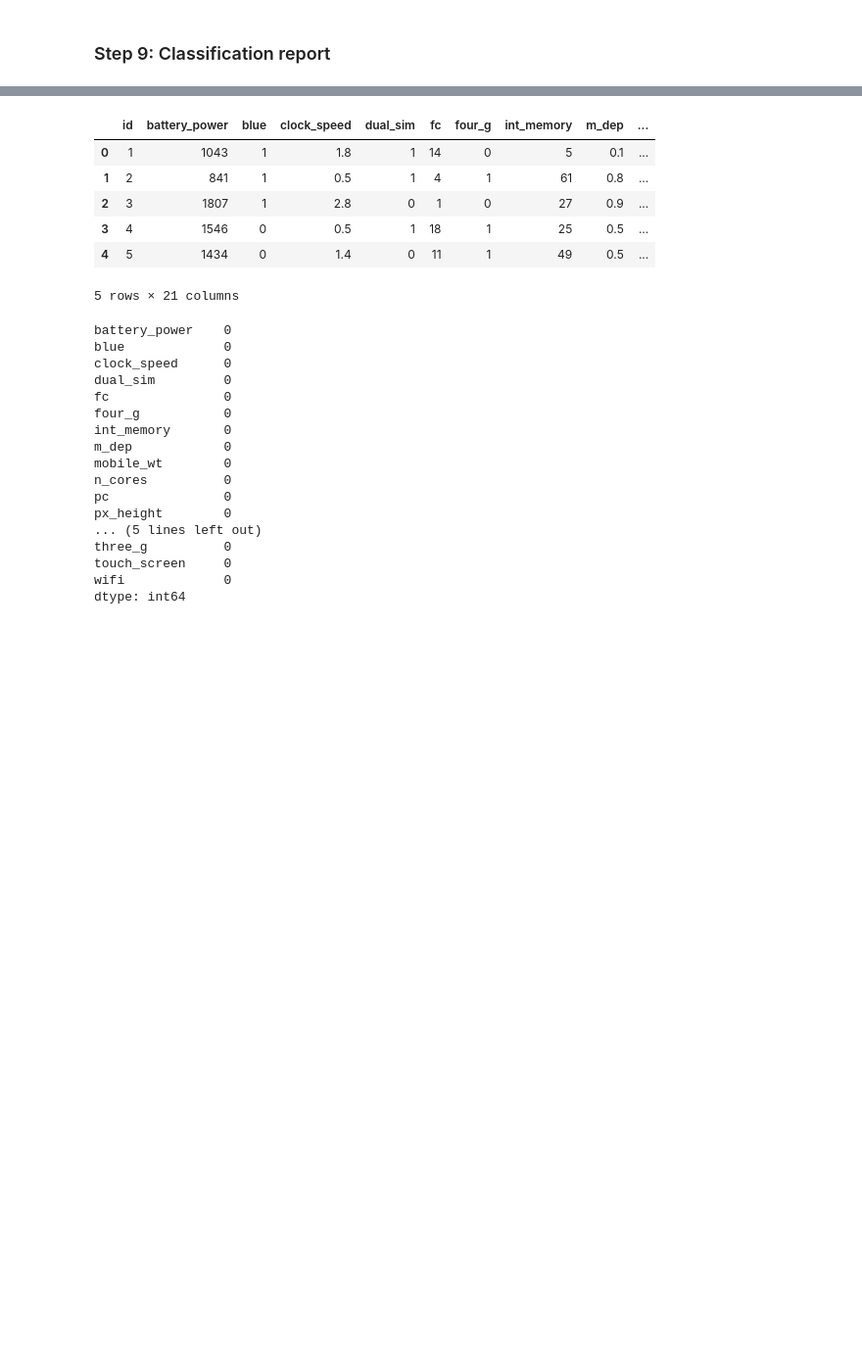
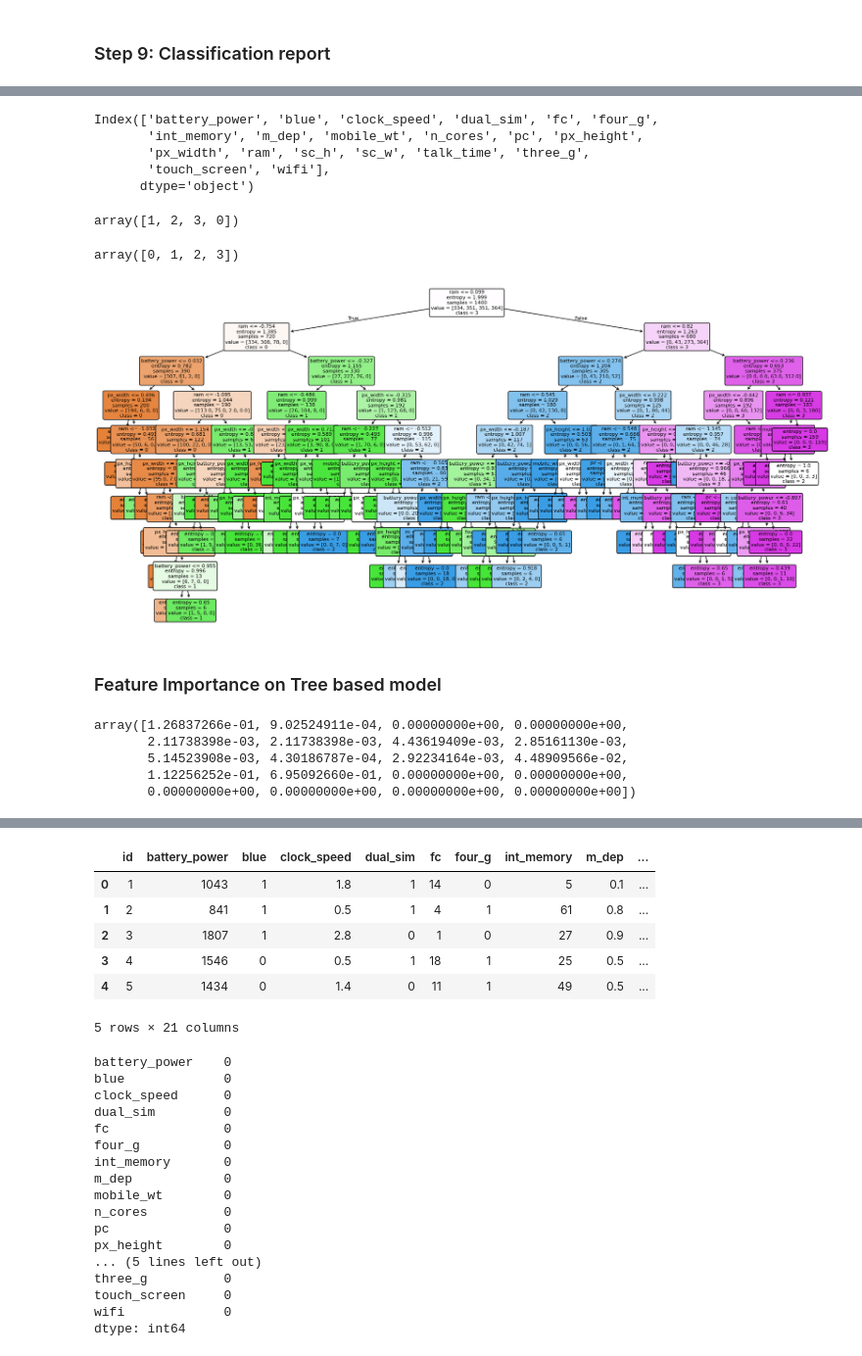
Before and after one commit to Sourabh2808/Machine-Learning, a Jupyter notebook: Mobile Price Classifictn Assignment 1.11.2025/LogisticRegression.ipynb, the cells around one changed output, grey strips where cells are left out. Shown at 98% size. Saved outputs shown, nothing was run; the diff lists cells and outputs as text; code cells hidden in the pictures; blank space fills up the shorter version.

```diff
--- a/Mobile Price Classifictn Assignment 1.11.2025/LogisticRegression.ipynb
+++ b/Mobile Price Classifictn Assignment 1.11.2025/LogisticRegression.ipynb
@@ -228,6 +254,6 @@ Index([1200,  622,  658, 1990,  310,  884,  937, 1390,  668, 1232,
 # %%
 from sklearn.linear_model import LogisticRegression
 # %%
-model = LogisticRegression()
+model = LogisticRegression(multi_class='ovr', max_iter=1000)
 model.fit(xtrain,ytrain)
 # %% [output]
@@ -470,0 +591,41 @@ f1_score(ytest,ypred_test,average='macro')
+# %%
+xtrain.columns
+# %% [output]
+Index(['battery_power', 'blue', 'clock_speed', 'dual_sim', 'fc', 'four_g',
+       'int_memory', 'm_dep', 'mobile_wt', 'n_cores', 'pc', 'px_height',
+       'px_width', 'ram', 'sc_h', 'sc_w', 'talk_time', 'three_g',
+       'touch_screen', 'wifi'],
+      dtype='object')
+# %%
+#fea_names = xtrain.columns
+#fea_names
+fea_names = pre.get_feature_names_out()
+# %%
+Y['price_range'].unique()
+# %% [output]
+array([1, 2, 3, 0])
+# %%
+best_dtc.classes_
+# %% [output]
+array([0, 1, 2, 3])
+# %%
+plt.figure(figsize=(20,10))
+plot_tree(best_dtc,
+          feature_names=fea_names,
+          class_names=[str(c) for c in best_dtc.classes_],
+          filled=True,
+          rounded=True,
+          fontsize=8)
+plt.show()
+# %% [output]
+[figure, added]
+# %% [markdown]
+### Feature Importance on Tree based model
+# %%
+best_dtc.feature_importances_
+# %% [output]
+array([1.26837266e-01, 9.02524911e-04, 0.00000000e+00, 0.00000000e+00,
+       2.11738398e-03, 2.11738398e-03, 4.43619409e-03, 2.85161130e-03,
+       5.14523908e-03, 4.30186787e-04, 2.92234164e-03, 4.48909566e-02,
+       1.12256252e-01, 6.95092660e-01, 0.00000000e+00, 0.00000000e+00,
+       0.00000000e+00, 0.00000000e+00, 0.00000000e+00, 0.00000000e+00])
```
Also changed, not shown: parts of 73 cells of this notebook, 1 other file.
